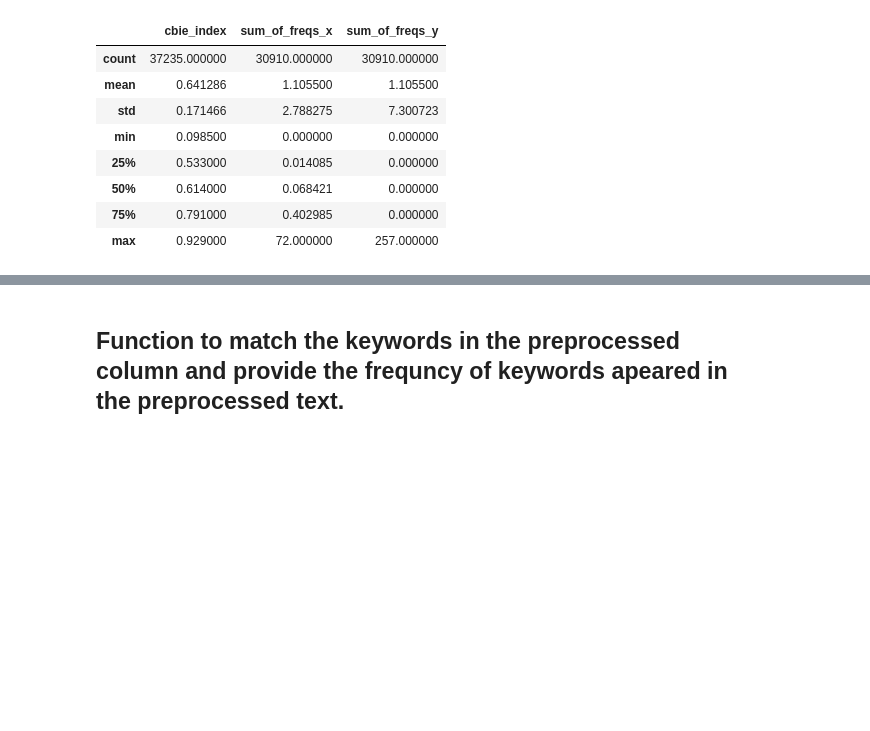
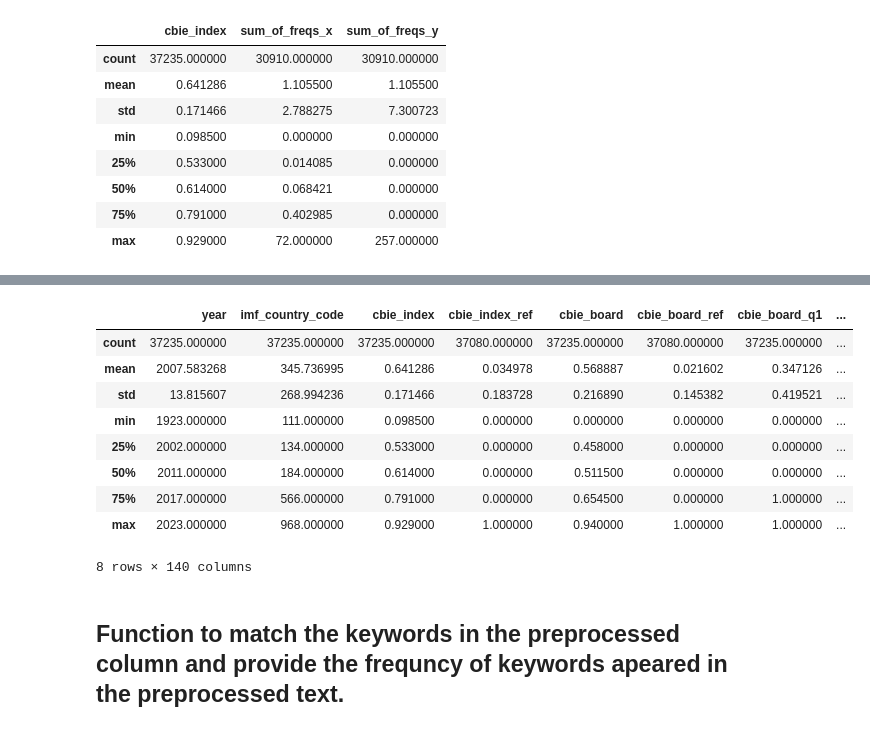
Before and after one commit to rizwan-mushtaq-blog/Project_CBS, a Jupyter notebook: CCS_CBI.ipynb, the cells around one changed output, grey strips where cells are left out. Saved outputs shown, nothing was run; the diff lists cells and outputs as text; code cells hidden in the pictures; blank space fills up the shorter version.

```diff
--- a/CCS_CBI.ipynb
+++ b/CCS_CBI.ipynb
@@ -686,0 +724,6 @@ Notes:
+# %%
+# prompt: drop year column from df_wb
+
+# Assuming df_wb is your DataFrame and you want to drop the 'Year' column, since previously it was renamed.
+df_wb = df_wb.drop('year', axis=1)  # Change 'year' to 'Year'
+print(df_wb.head())
@@ -686,0 +744,5 @@ Notes:
+# %%
+# prompt: rename Year to year in df_wb dataset
+
+# Rename the 'Year' column to 'year' in the df_wb DataFrame
+df_wb = df_wb.rename(columns={'Year': 'year'})
@@ -686,0 +754,13 @@ Notes:
+# %%
+df_wb['year'] = df_wb['year'].astype(int)
+# %%
+# prompt: now merge merged_df1 with df_wb on Country and year
+
+import pandas as pd
+# Assuming merged_df1 and df_wb are already loaded DataFrames
+
+# Merge merged_df1 with df_wb on 'Country' and 'year'
+merged_df2 = pd.merge(merged_df1, df_wb, on=['Country', 'year'], how='left')
+
+# Display the first few rows of the merged DataFrame
+merged_df2.head()
@@ -686,0 +830,16 @@ Notes:
+# %%
+# prompt: provide descriptive statistics of merged_df2
+
+# Assuming merged_df2 is already loaded
+merged_df2.describe()
+# %% [output]
+|  | year | imf_country_code | cbie_index | cbie_index_ref | cbie_board | cbie_board_ref | cbie_board_q1 | ... |
+| count | 37235.000000 | 37235.000000 | 37235.000000 | 37080.000000 | 37235.000000 | 37080.000000 | 37235.000000 | ... |
+| mean | 2007.583268 | 345.736995 | 0.641286 | 0.034978 | 0.568887 | 0.021602 | 0.347126 | ... |
+| std | 13.815607 | 268.994236 | 0.171466 | 0.183728 | 0.216890 | 0.145382 | 0.419521 | ... |
+| min | 1923.000000 | 111.000000 | 0.098500 | 0.000000 | 0.000000 | 0.000000 | 0.000000 | ... |
+| 25% | 2002.000000 | 134.000000 | 0.533000 | 0.000000 | 0.458000 | 0.000000 | 0.000000 | ... |
+| 50% | 2011.000000 | 184.000000 | 0.614000 | 0.000000 | 0.511500 | 0.000000 | 0.000000 | ... |
+| 75% | 2017.000000 | 566.000000 | 0.791000 | 0.000000 | 0.654500 | 0.000000 | 1.000000 | ... |
+| max | 2023.000000 | 968.000000 | 0.929000 | 1.000000 | 0.940000 | 1.000000 | 1.000000 | ... |
+8 rows × 140 columns
```
Also changed, not shown: parts of 21 cells of this notebook.
